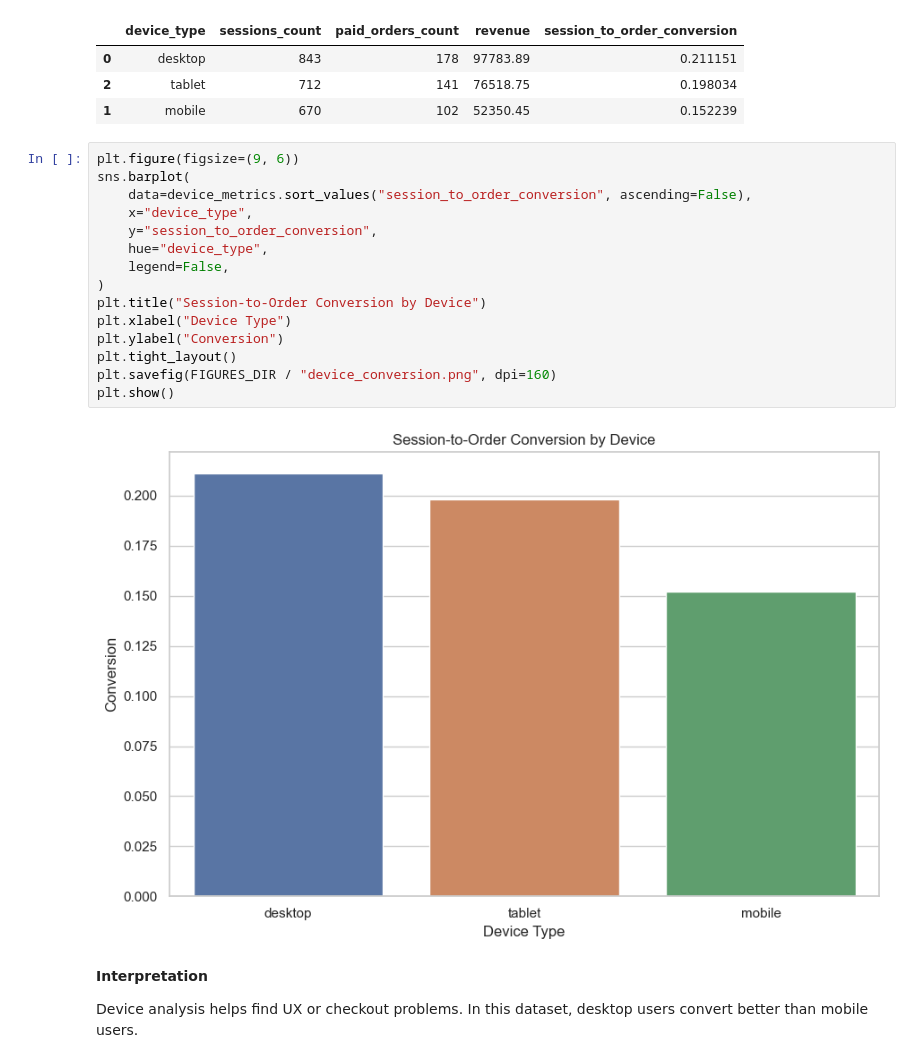
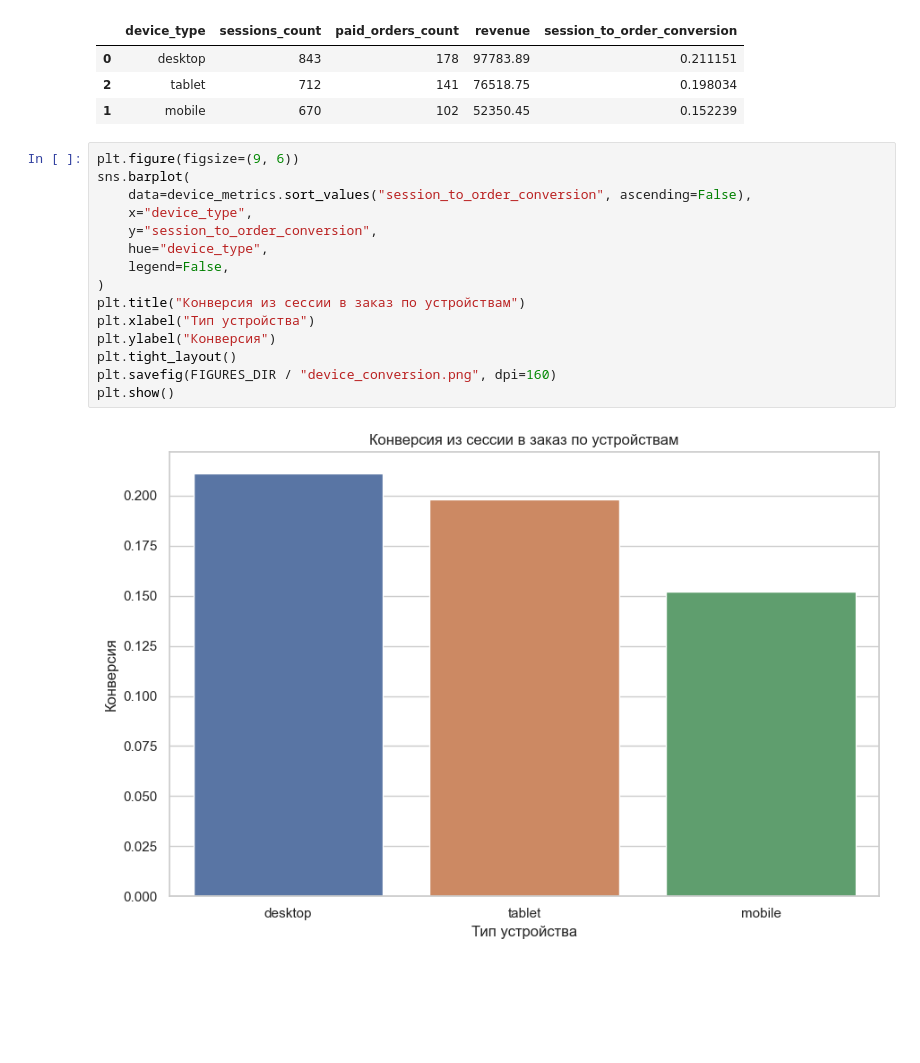
Before and after one commit to Yohji33/product-analytics-pet-project, a Jupyter notebook: notebooks/01_eda_analysis.ipynb, the cells around one changed output. Drawn from its saved outputs; the diff is of its cells as text; blank space fills up the shorter version.

```diff
--- a/notebooks/01_eda_analysis.ipynb
+++ b/notebooks/01_eda_analysis.ipynb
@@ -256,22 +256,17 @@ device_metrics.sort_values("session_to_order_conversion", ascending=False)
 # %%
 plt.figure(figsize=(9, 6))
 sns.barplot(
     data=device_metrics.sort_values("session_to_order_conversion", ascending=False),
     x="device_type",
     y="session_to_order_conversion",
     hue="device_type",
     legend=False,
 )
-plt.title("Session-to-Order Conversion by Device")
-plt.xlabel("Device Type")
-plt.ylabel("Conversion")
+plt.title("Конверсия из сессии в заказ по устройствам")
+plt.xlabel("Тип устройства")
+plt.ylabel("Конверсия")
 plt.tight_layout()
 plt.savefig(FIGURES_DIR / "device_conversion.png", dpi=160)
 plt.show()
 # %% [output]
-[figure, old version]
+[figure, new version]
-# %% [markdown]
-**Interpretation**
-
-Device analysis helps find UX or checkout problems.
-In this dataset, desktop users convert better than mobile users.
```
Also changed, not shown: parts of 26 cells of this notebook, 14 other files.
